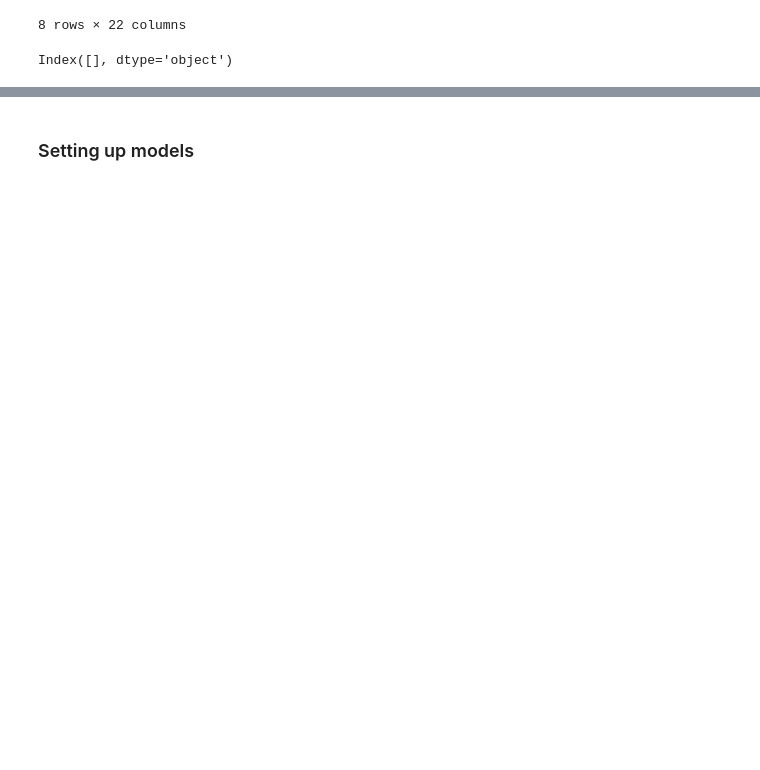
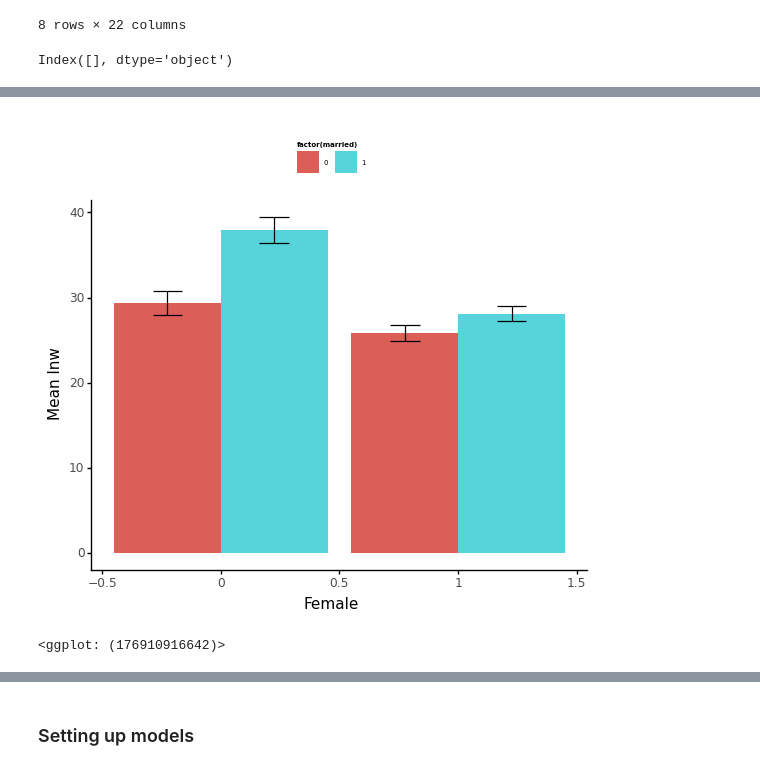
Before and after one commit to JustJAG/Prediction_with_ML_for_Economists, a Jupyter notebook: Assignment_1_cps_earnings_dataset/homework.ipynb, the cells around one changed output, grey strips where cells are left out. Cells and saved outputs as stored; diff of their text form; code cells hidden in the pictures; blank space fills up the shorter version.

```diff
--- a/Assignment_1_cps_earnings_dataset/homework.ipynb
+++ b/Assignment_1_cps_earnings_dataset/homework.ipynb
@@ -217,0 +231,47 @@ Index([], dtype='object')
+# %%
+def lnw_diff_by_variables2(df, factor_var, dummy_var, factor_lab, dummy_lab):
+    stats = df.groupby([factor_var, dummy_var]).agg(
+        Mean=("lnw", np.mean), sd=("lnw", np.std), size=("lnw", "size")
+    )
+    stats["se"] = stats["sd"] / stats["size"] ** (1 / 2)
+    stats["Mean_l"] = stats["Mean"] - (1.96 * stats["se"])
+    stats["Mean_u"] = stats["Mean"] + (1.96 * stats["se"])
+    stats = stats.drop(["sd", "size"], axis=1).reset_index()
+    plot = (
+        ggplot(
+            stats,
+            aes(
+                stats.columns[0],
+                stats.columns[2],
+                fill="factor(" + stats.columns[1] + ")",
+            ),
+        )
+        + geom_bar(stat="identity", position=position_dodge(width=0.9))
+        + geom_errorbar(
+            aes(ymin="Mean_l", ymax="Mean_u"),
+            position=position_dodge(width=0.9),
+            width=0.25,
+        )
+      #  + scale_color_manual(name=dummy_lab, values=("#3a5e8cFF", "#10a53dFF"))
+      #  + scale_fill_manual(name=dummy_lab, values=("#3a5e8cFF", "#10a53dFF"))
+        + ylab("Mean lnw")
+        + xlab(factor_lab)
+        + theme_bw()
+        + theme(
+            panel_grid_major=element_blank(),
+            panel_grid_minor=element_blank(),
+            panel_border=element_blank(),
+            axis_line=element_line(),
+            legend_position="top",
+            legend_box="vertical",
+            legend_text=element_text(size=5),
+            legend_title=element_text(size=5, face="bold"),
+        )
+    )
+
+    return plot
+# %%
+lnw_diff_by_variables2(df,"female","married","Female", "Married")
+# %% [output]
+[figure, added]
+<ggplot: (176910916642)>
```
Also changed, not shown: parts of 18 cells of this notebook.
